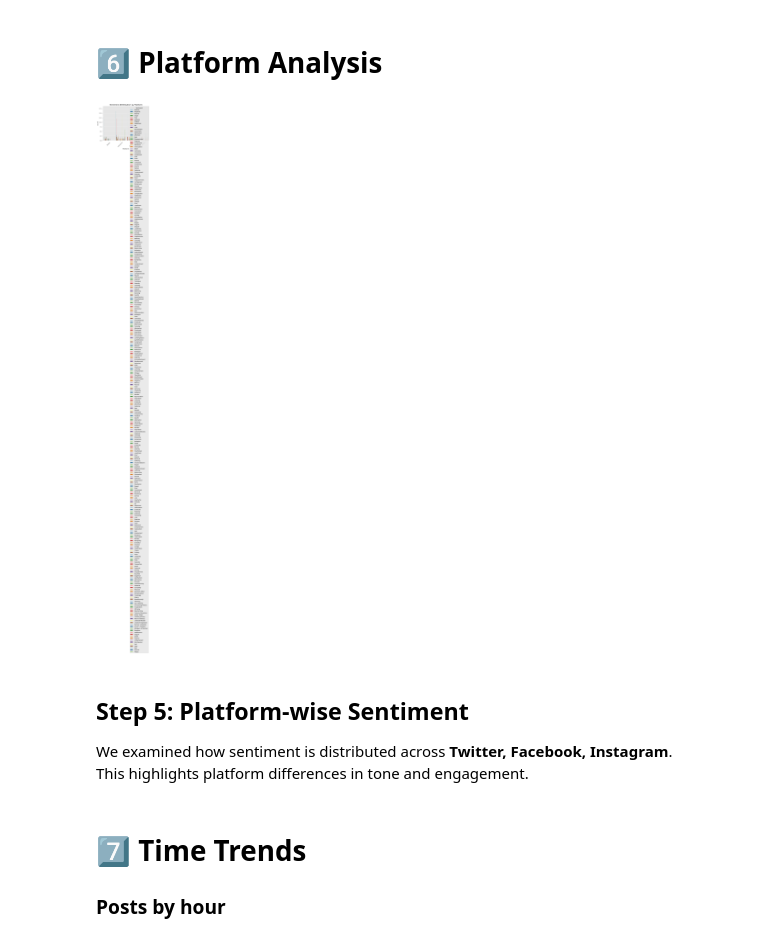
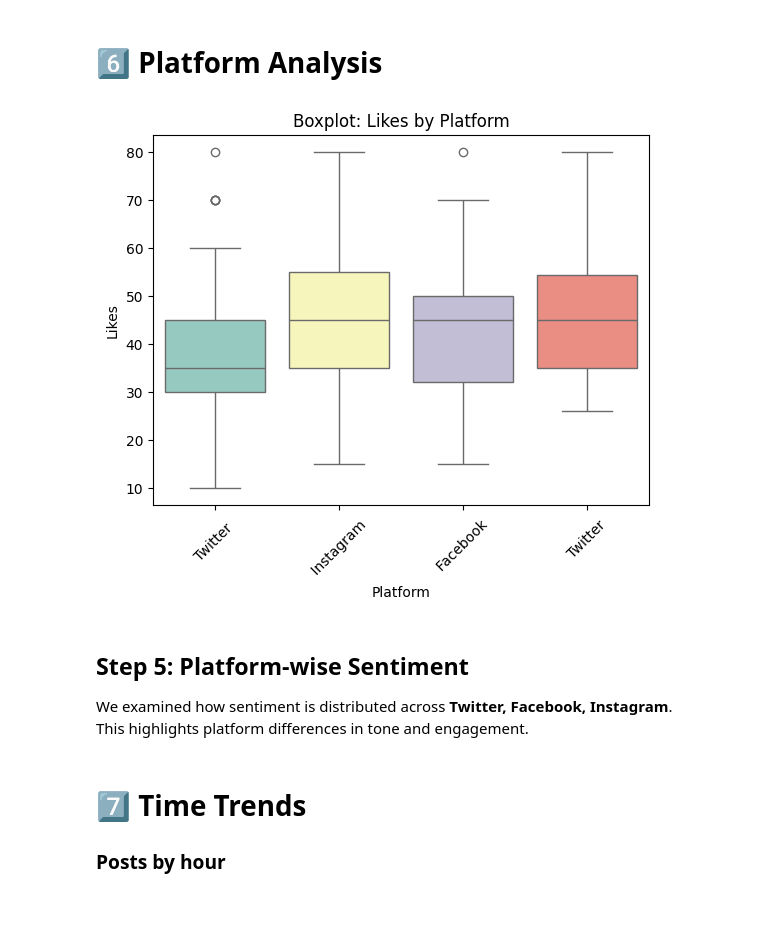
Before and after one commit to OcSpice/Sentiment-Dataset-EDA, a Jupyter notebook: EDA_on_Sentiment_Dataset.ipynb, the cells around one changed output. Saved outputs shown, nothing was run; the diff lists cells and outputs as text; code cells hidden in the pictures; blank space fills up the shorter version.

```diff
--- a/EDA_on_Sentiment_Dataset.ipynb
+++ b/EDA_on_Sentiment_Dataset.ipynb
@@ -98,17 +106,17 @@ This reveals whether **positive, negative, or neutral posts get more engagement*
 # %% [markdown]
 # 6️⃣ **Platform Analysis**
 # %%
-sns.countplot(x='Platform', hue='Sentiment', data=df, palette="Paired")
-plt.title("Sentiment Distribution by Platform")
+sns.boxplot(x='Platform', y='Likes', hue='Platform', data=df, palette="Set3", legend=False)
+plt.title("Boxplot: Likes by Platform")
 plt.xticks(rotation=45)
 plt.show()
 # %% [output]
-[figure, old version]
+[figure, new version]
 # %% [markdown]
 ## **Step 5: Platform-wise Sentiment**
 We examined how sentiment is distributed across **Twitter, Facebook, Instagram**.
 This highlights platform differences in tone and engagement.
 # %% [markdown]
-# 7️⃣ Time Trends
+# 7️⃣ **Time Trends**
 
-### Posts by hour
+### **Posts by hour**
```
Also changed, not shown: parts of 22 cells of this notebook.
